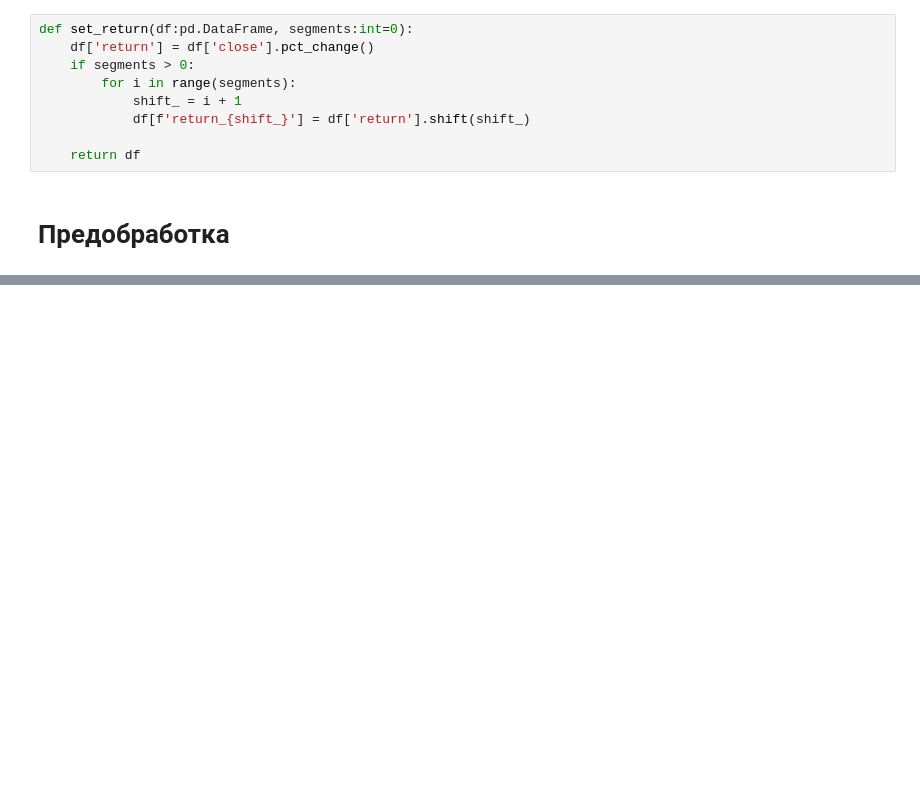
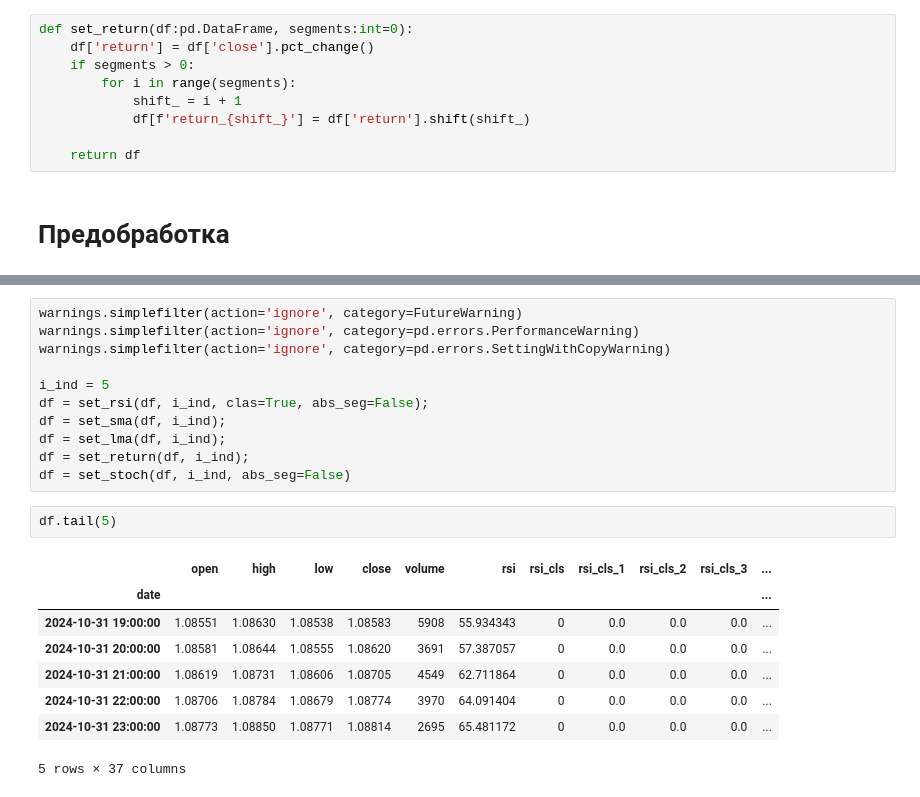
Before and after one commit to Priboy313/final-qualifying-work, a Jupyter notebook: main.ipynb, the cells around one changed output, grey strips where cells are left out. Drawn from its saved outputs; the diff is of its cells as text; blank space fills up the shorter version.

```diff
--- a/main.ipynb
+++ b/main.ipynb
@@ -277,0 +302,22 @@ def set_return(df:pd.DataFrame, segments:int=0):
+# %%
+warnings.simplefilter(action='ignore', category=FutureWarning)
+warnings.simplefilter(action='ignore', category=pd.errors.PerformanceWarning)
+warnings.simplefilter(action='ignore', category=pd.errors.SettingWithCopyWarning)
+
+i_ind = 5
+df = set_rsi(df, i_ind, clas=True, abs_seg=False);
+df = set_sma(df, i_ind);
+df = set_lma(df, i_ind);
+df = set_return(df, i_ind);
+df = set_stoch(df, i_ind, abs_seg=False)
+# %%
+df.tail(5)
+# %% [output]
+|  | open | high | low | close | volume | rsi | rsi_cls | rsi_cls_1 | rsi_cls_2 | rsi_cls_3 | ... |
+| date |  |  |  |  |  |  |  |  |  |  | ... |
+| 2024-10-31 19:00:00 | 1.08551 | 1.08630 | 1.08538 | 1.08583 | 5908 | 55.934343 | 0 | 0.0 | 0.0 | 0.0 | ... |
+| 2024-10-31 20:00:00 | 1.08581 | 1.08644 | 1.08555 | 1.08620 | 3691 | 57.387057 | 0 | 0.0 | 0.0 | 0.0 | ... |
+| 2024-10-31 21:00:00 | 1.08619 | 1.08731 | 1.08606 | 1.08705 | 4549 | 62.711864 | 0 | 0.0 | 0.0 | 0.0 | ... |
+| 2024-10-31 22:00:00 | 1.08706 | 1.08784 | 1.08679 | 1.08774 | 3970 | 64.091404 | 0 | 0.0 | 0.0 | 0.0 | ... |
+| 2024-10-31 23:00:00 | 1.08773 | 1.08850 | 1.08771 | 1.08814 | 2695 | 65.481172 | 0 | 0.0 | 0.0 | 0.0 | ... |
+5 rows × 37 columns
```
Also changed, not shown: parts of 9 cells of this notebook, 1 other file.
